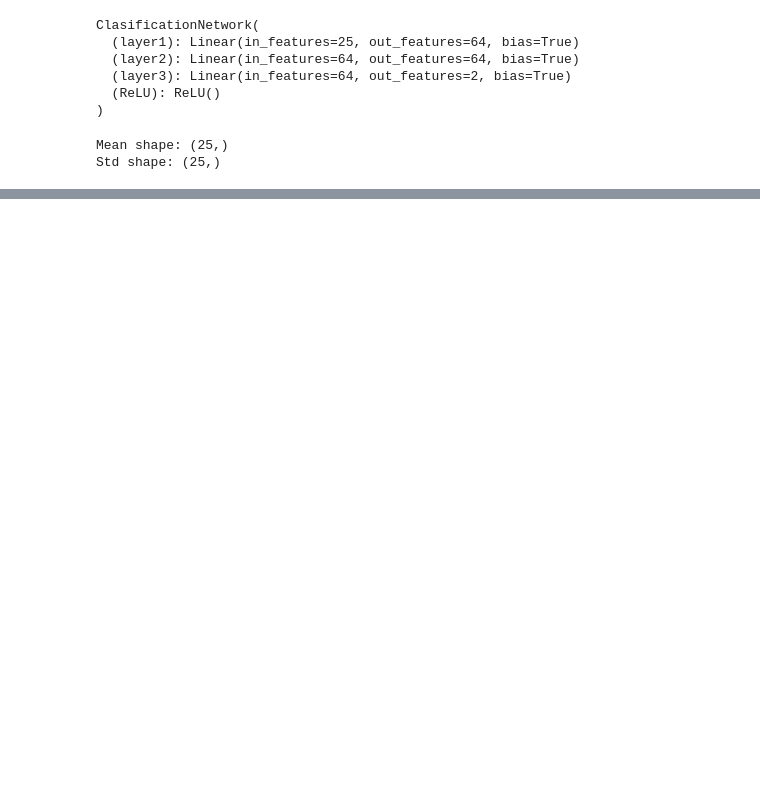
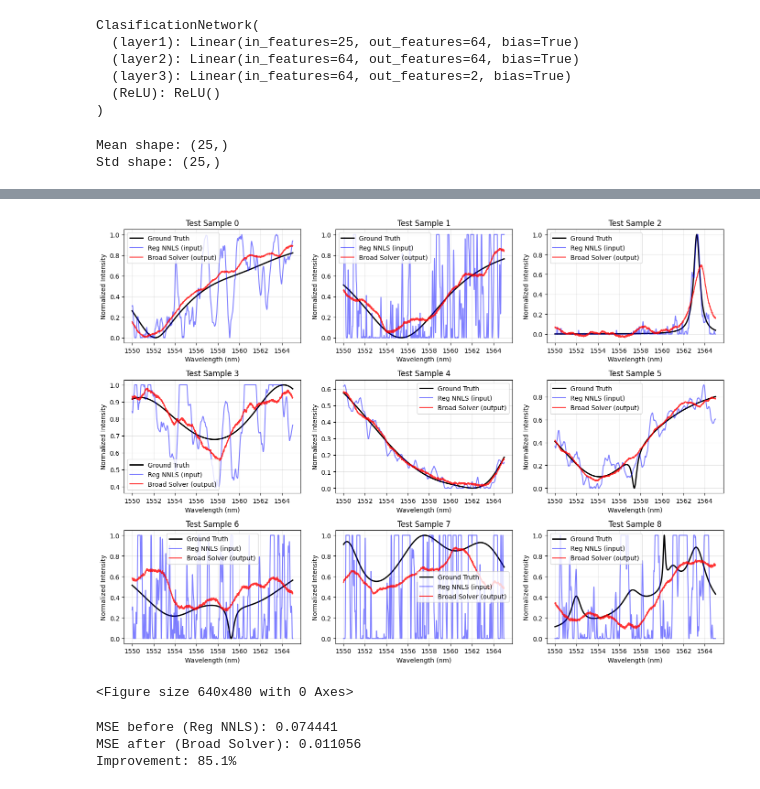
Before and after one commit to jatinvir/URA-Spectrometer, a Jupyter notebook: main.ipynb, the cells around one changed output, grey strips where cells are left out. Saved outputs shown, nothing was run; the diff lists cells and outputs as text; code cells hidden in the pictures; blank space fills up the shorter version.

```diff
--- a/main.ipynb
+++ b/main.ipynb
@@ -119,0 +208,12 @@ NameError: name 'labels_ints_list' is not defined
+# %%
+# loss function
+
+def broad_loss(predicted, target, smoothness_lambda = 0.1):
+
+    # how close
+    mse = nn.MSELoss()(predicted, target)
+
+    # how smooth, penalize big jumps
+    smoothness = torch.mean((predicted[:, 1:] - predicted[:, :-1]) ** 2)
+
+    return mse + smoothness_lambda * smoothness
@@ -119,0 +268,40 @@ NameError: name 'labels_ints_list' is not defined
+# %%
+model.eval()
+
+X_test_tensor = torch.from_numpy(X_test).float()
+
+with torch.no_grad():
+    predictions = model(X_test_tensor).numpy()
+
+# Plot a few examples
+fig, axes = plt.subplots(3, 3, figsize=(14, 10))
+axes = axes.flatten()
+
+for i in range(9):
+    ax = axes[i]
+    ax.plot(wavelengths, y_test[i], label="Ground Truth", color="black", linewidth=2)
+    ax.plot(wavelengths, X_test[i], label="Reg NNLS (input)", color="blue", alpha=0.5)
+    ax.plot(wavelengths, predictions[i], label="Broad Solver (output)", color="red", alpha=0.8)
+    ax.set_title(f"Test Sample {i}")
+    ax.set_xlabel("Wavelength (nm)")
+    ax.set_ylabel("Normalized Intensity")
+    ax.legend()
+    ax.grid(True, alpha=0.3)
+
+plt.tight_layout()
+plt.show()
+plt.savefig("broadoutput.png")
+# %% [output]
+[figure, added]
+<Figure size 640x480 with 0 Axes>
+# %%
+mse_before = np.mean((X_test - y_test) ** 2)
+mse_after = np.mean((predictions - y_test) ** 2)
+
+print(f"MSE before (Reg NNLS): {mse_before:.6f}")
+print(f"MSE after (Broad Solver): {mse_after:.6f}")
+print(f"Improvement: {((mse_before - mse_after) / mse_before) * 100:.1f}%")
+# %% [output]
+MSE before (Reg NNLS): 0.074441
+MSE after (Broad Solver): 0.011056
+Improvement: 85.1%
```
Also changed, not shown: parts of 18 cells of this notebook, 5 other files.
